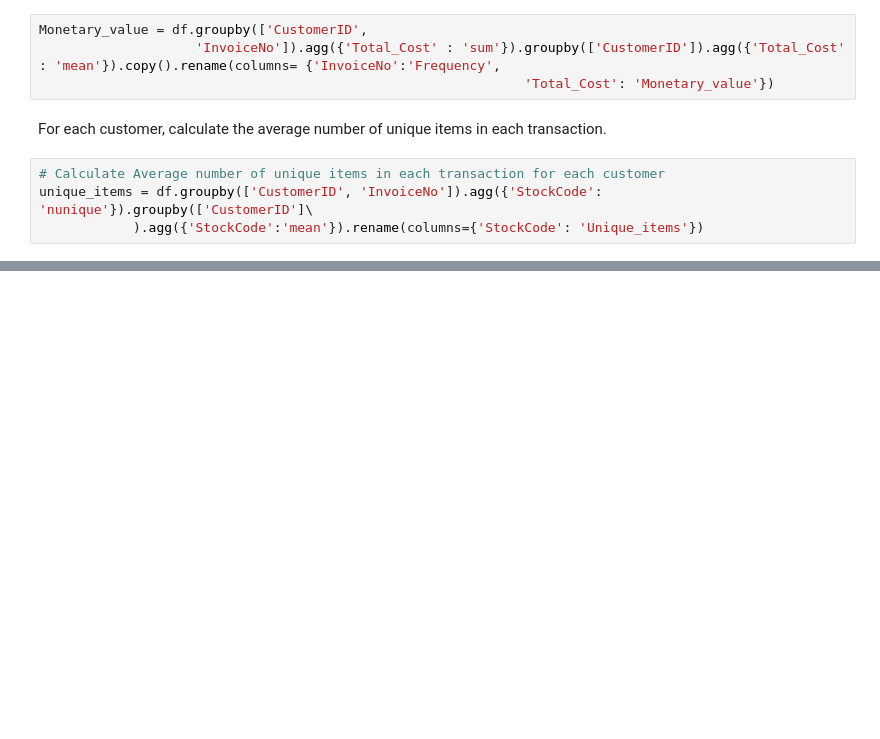
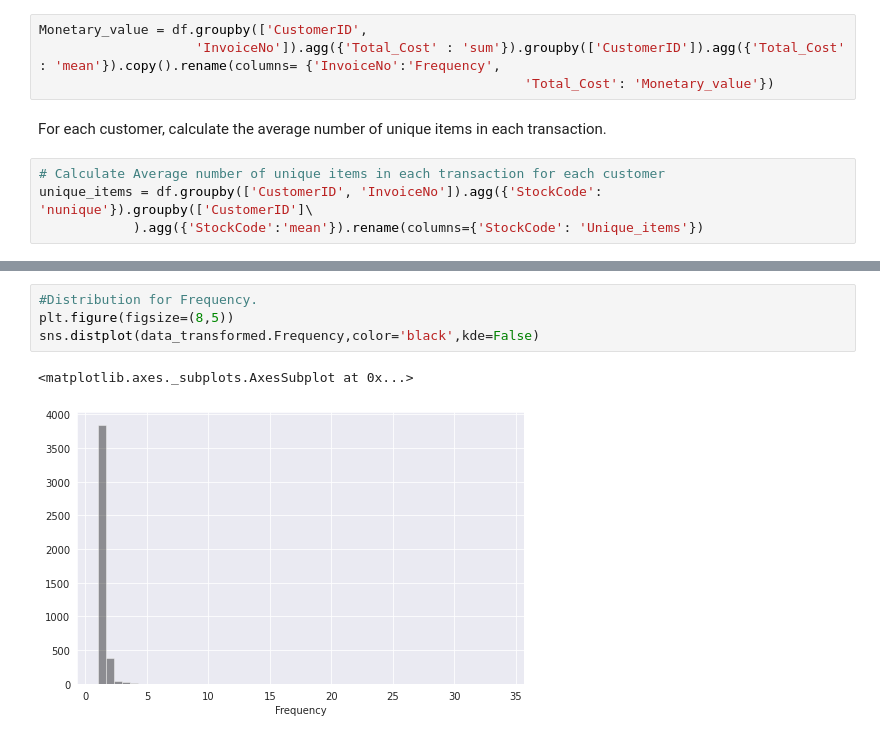
Before and after one commit to Ranjitkumarmuduli/Capstone-Project--4, a Jupyter notebook: Online_Retail_Customer_Segmentation_Capstone_Project.ipynb, the cells around one changed output, grey strips where cells are left out. Cells and saved outputs as stored; diff of their text form; blank space fills up the shorter version.

```diff
--- a/Online_Retail_Customer_Segmentation_Capstone_Project.ipynb
+++ b/Online_Retail_Customer_Segmentation_Capstone_Project.ipynb
@@ -711,0 +749,7 @@ unique_items = df.groupby(['CustomerID', 'InvoiceNo']).agg({'StockCode': 'nuniqu
+# %%
+#Distribution for Frequency.
+plt.figure(figsize=(8,5))
+sns.distplot(data_transformed.Frequency,color='black',kde=False)
+# %% [output]
+<matplotlib.axes._subplots.AxesSubplot at 0x...>
+[figure, added]
```
Also changed, not shown: parts of 14 cells of this notebook.
